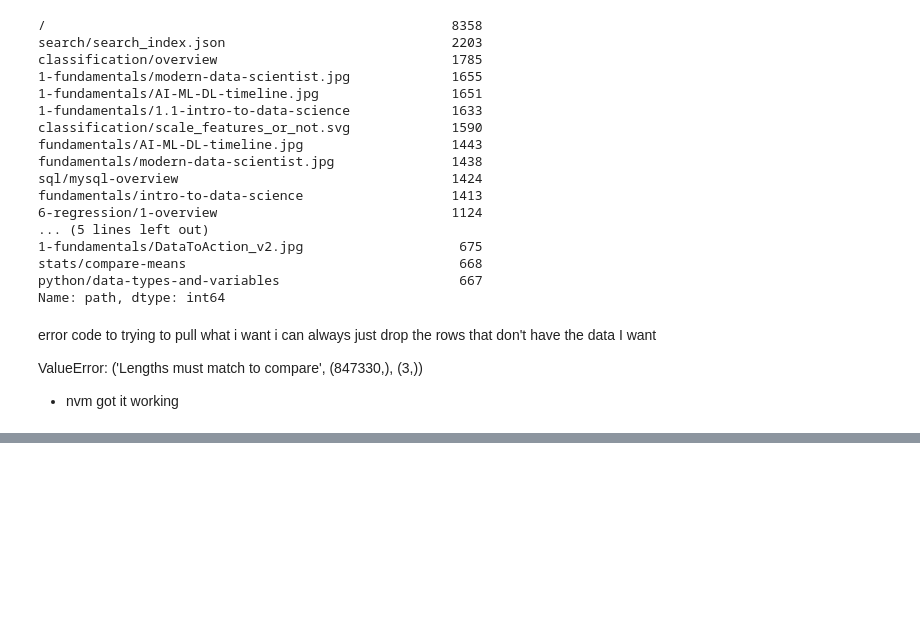
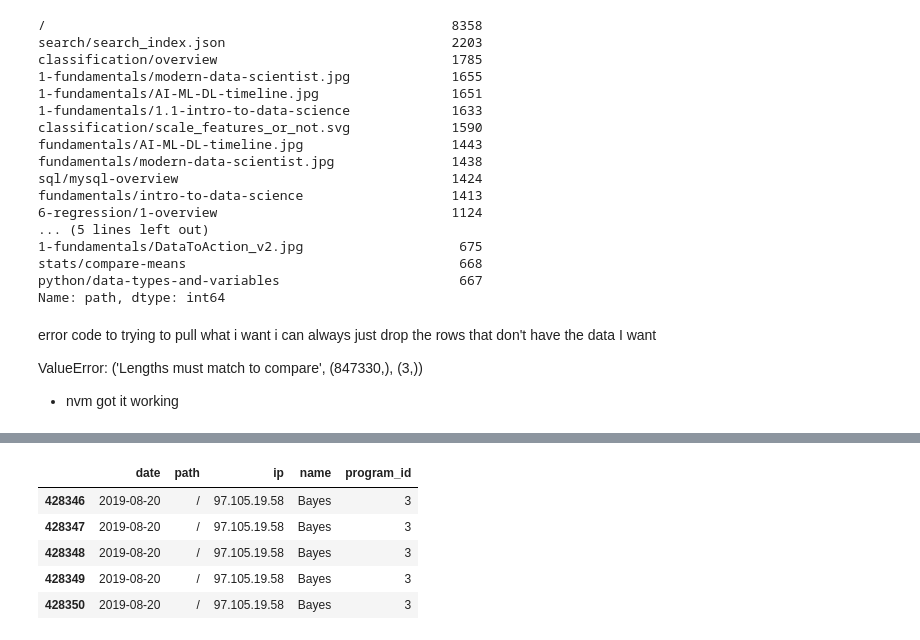
Before and after one commit to AACKV/anomaly_detection_project, a Jupyter notebook: Vscratch.ipynb, the cells around one changed output, grey strips where cells are left out. Cells and saved outputs as stored; diff of their text form; code cells hidden in the pictures; blank space fills up the shorter version.

```diff
--- a/Vscratch.ipynb
+++ b/Vscratch.ipynb
@@ -332,0 +421,3 @@ ValueError: ('Lengths must match to compare', (847330,), (3,))
+# %%
+datasci_nostaff = datasci[datasci.name != "Staff"]
+dsns = datasci_nostaff
@@ -332,0 +507,9 @@ ValueError: ('Lengths must match to compare', (847330,), (3,))
+# %%
+dsns.head()
+# %% [output]
+|  | date | path | ip | name | program_id |
+| 428346 | 2019-08-20 | / | 97.105.19.58 | Bayes | 3 |
+| 428347 | 2019-08-20 | / | 97.105.19.58 | Bayes | 3 |
+| 428348 | 2019-08-20 | / | 97.105.19.58 | Bayes | 3 |
+| 428349 | 2019-08-20 | / | 97.105.19.58 | Bayes | 3 |
+| 428350 | 2019-08-20 | / | 97.105.19.58 | Bayes | 3 |
```
Also changed, not shown: parts of 37 cells of this notebook.
